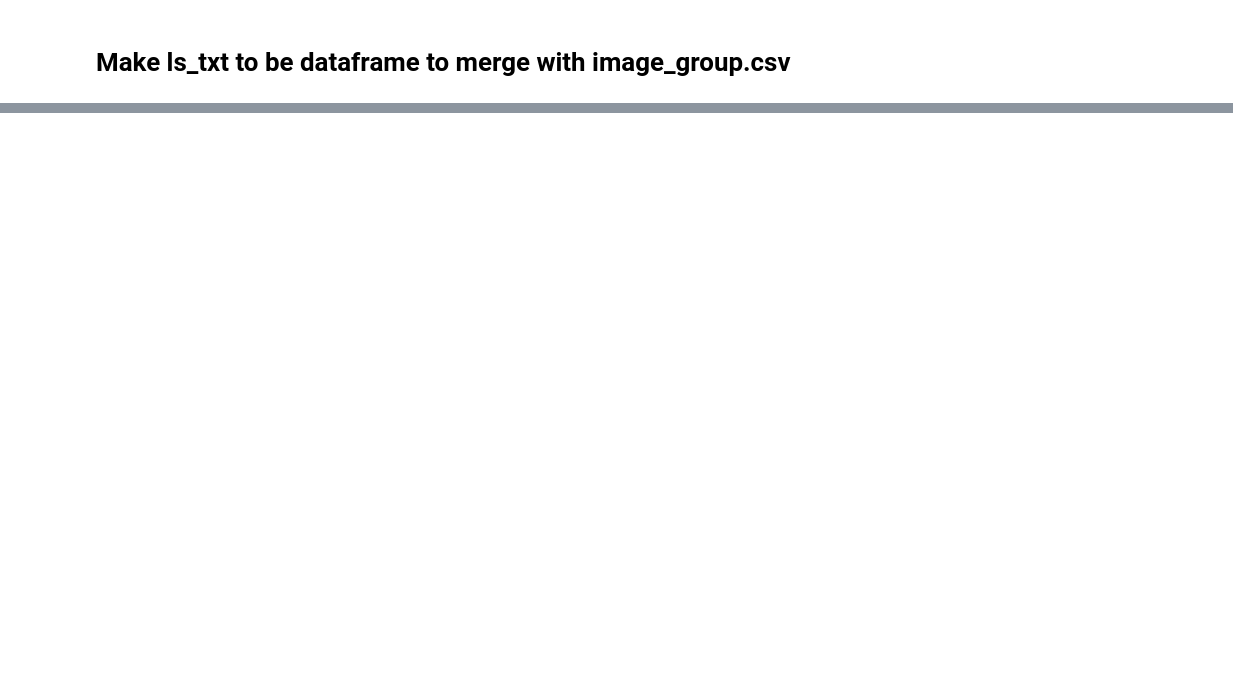
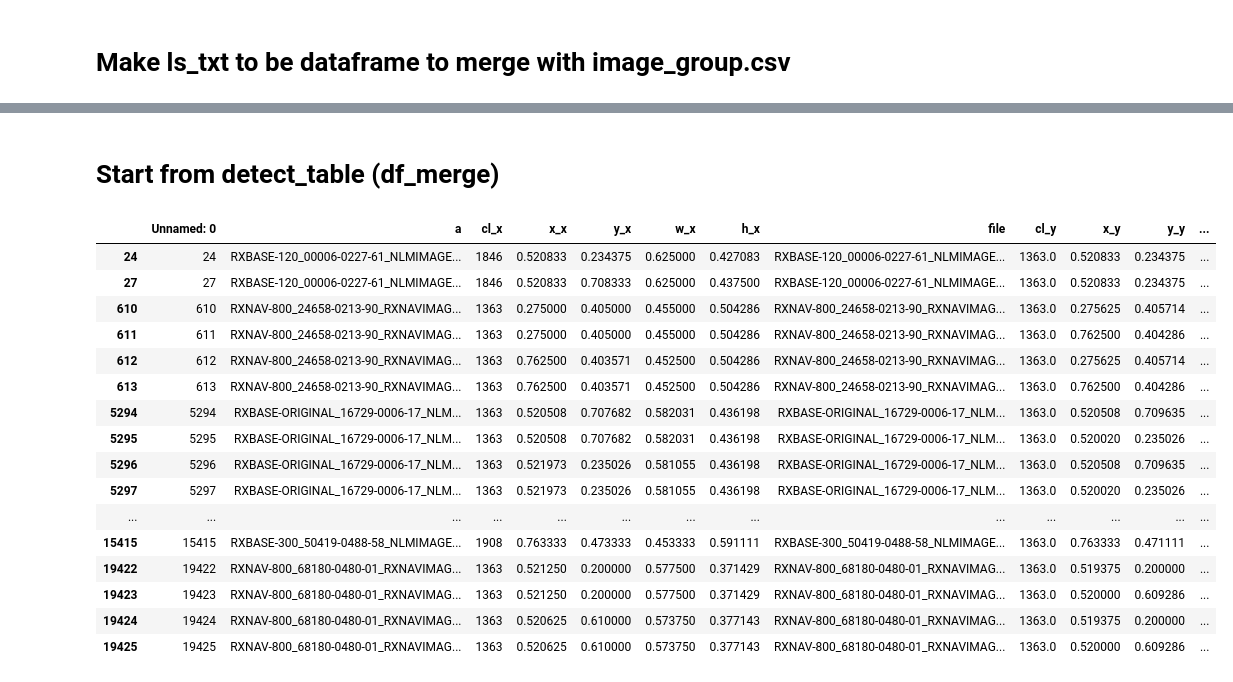
Before and after one commit to 1ngsc0ding/drug_identify, a Jupyter notebook: error_analysis.ipynb, the cells around one changed output, grey strips where cells are left out. Drawn from its saved outputs; the diff is of its cells as text; code cells hidden in the pictures; blank space fills up the shorter version.

```diff
--- a/error_analysis.ipynb
+++ b/error_analysis.ipynb
@@ -79,0 +327,25 @@ ls_txt
+# %% [markdown]
+# Start from detect_table (df_merge)
+# %%
+import pandas as pd
+df_merge = pd.read_csv('detect_table.csv')
+# %%
+df_merge[df_merge.cl_y == 1363]
+# %% [output]
+|  | Unnamed: 0 | a | cl_x | x_x | y_x | w_x | h_x | file | cl_y | x_y | y_y | ... |
+| 24 | 24 | RXBASE-120_00006-0227-61_NLMIMAGE... | 1846 | 0.520833 | 0.234375 | 0.625000 | 0.427083 | RXBASE-120_00006-0227-61_NLMIMAGE... | 1363.0 | 0.520833 | 0.234375 | ... |
+| 27 | 27 | RXBASE-120_00006-0227-61_NLMIMAGE... | 1846 | 0.520833 | 0.708333 | 0.625000 | 0.437500 | RXBASE-120_00006-0227-61_NLMIMAGE... | 1363.0 | 0.520833 | 0.234375 | ... |
+| 610 | 610 | RXNAV-800_24658-0213-90_RXNAVIMAG... | 1363 | 0.275000 | 0.405000 | 0.455000 | 0.504286 | RXNAV-800_24658-0213-90_RXNAVIMAG... | 1363.0 | 0.275625 | 0.405714 | ... |
+| 611 | 611 | RXNAV-800_24658-0213-90_RXNAVIMAG... | 1363 | 0.275000 | 0.405000 | 0.455000 | 0.504286 | RXNAV-800_24658-0213-90_RXNAVIMAG... | 1363.0 | 0.762500 | 0.404286 | ... |
+| 612 | 612 | RXNAV-800_24658-0213-90_RXNAVIMAG... | 1363 | 0.762500 | 0.403571 | 0.452500 | 0.504286 | RXNAV-800_24658-0213-90_RXNAVIMAG... | 1363.0 | 0.275625 | 0.405714 | ... |
+| 613 | 613 | RXNAV-800_24658-0213-90_RXNAVIMAG... | 1363 | 0.762500 | 0.403571 | 0.452500 | 0.504286 | RXNAV-800_24658-0213-90_RXNAVIMAG... | 1363.0 | 0.762500 | 0.404286 | ... |
+| 5294 | 5294 | RXBASE-ORIGINAL_16729-0006-17_NLM... | 1363 | 0.520508 | 0.707682 | 0.582031 | 0.436198 | RXBASE-ORIGINAL_16729-0006-17_NLM... | 1363.0 | 0.520508 | 0.709635 | ... |
+| 5295 | 5295 | RXBASE-ORIGINAL_16729-0006-17_NLM... | 1363 | 0.520508 | 0.707682 | 0.582031 | 0.436198 | RXBASE-ORIGINAL_16729-0006-17_NLM... | 1363.0 | 0.520020 | 0.235026 | ... |
+| 5296 | 5296 | RXBASE-ORIGINAL_16729-0006-17_NLM... | 1363 | 0.521973 | 0.235026 | 0.581055 | 0.436198 | RXBASE-ORIGINAL_16729-0006-17_NLM... | 1363.0 | 0.520508 | 0.709635 | ... |
+| 5297 | 5297 | RXBASE-ORIGINAL_16729-0006-17_NLM... | 1363 | 0.521973 | 0.235026 | 0.581055 | 0.436198 | RXBASE-ORIGINAL_16729-0006-17_NLM... | 1363.0 | 0.520020 | 0.235026 | ... |
+| ... | ... | ... | ... | ... | ... | ... | ... | ... | ... | ... | ... | ... |
+| 15415 | 15415 | RXBASE-300_50419-0488-58_NLMIMAGE... | 1908 | 0.763333 | 0.473333 | 0.453333 | 0.591111 | RXBASE-300_50419-0488-58_NLMIMAGE... | 1363.0 | 0.763333 | 0.471111 | ... |
+| 19422 | 19422 | RXNAV-800_68180-0480-01_RXNAVIMAG... | 1363 | 0.521250 | 0.200000 | 0.577500 | 0.371429 | RXNAV-800_68180-0480-01_RXNAVIMAG... | 1363.0 | 0.519375 | 0.200000 | ... |
+| 19423 | 19423 | RXNAV-800_68180-0480-01_RXNAVIMAG... | 1363 | 0.521250 | 0.200000 | 0.577500 | 0.371429 | RXNAV-800_68180-0480-01_RXNAVIMAG... | 1363.0 | 0.520000 | 0.609286 | ... |
+| 19424 | 19424 | RXNAV-800_68180-0480-01_RXNAVIMAG... | 1363 | 0.520625 | 0.610000 | 0.573750 | 0.377143 | RXNAV-800_68180-0480-01_RXNAVIMAG... | 1363.0 | 0.519375 | 0.200000 | ... |
+| 19425 | 19425 | RXNAV-800_68180-0480-01_RXNAVIMAG... | 1363 | 0.520625 | 0.610000 | 0.573750 | 0.377143 | RXNAV-800_68180-0480-01_RXNAVIMAG... | 1363.0 | 0.520000 | 0.609286 | ... |
```
Also changed, not shown: parts of 63 cells of this notebook.
